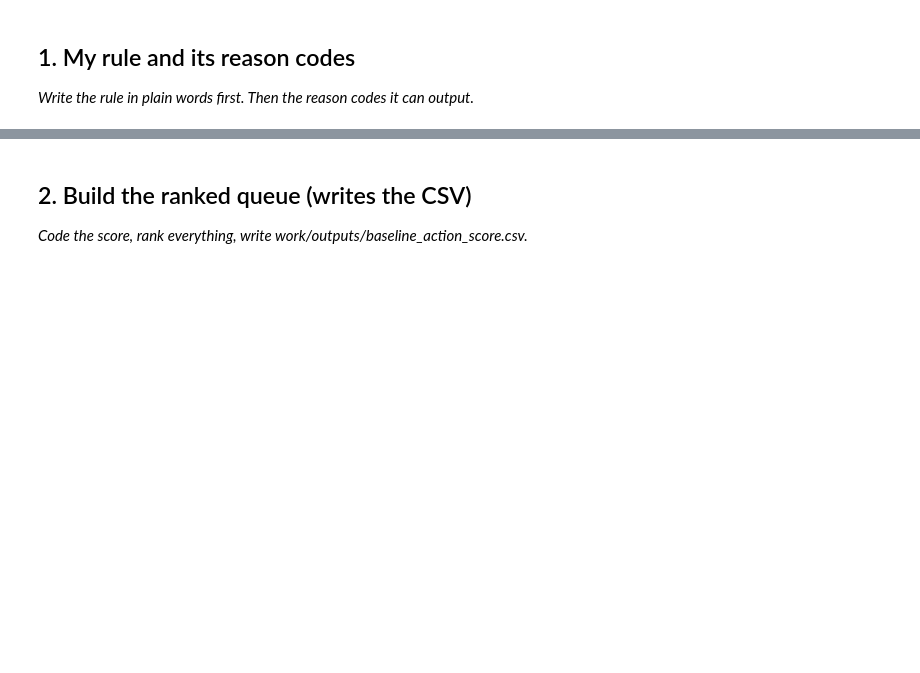
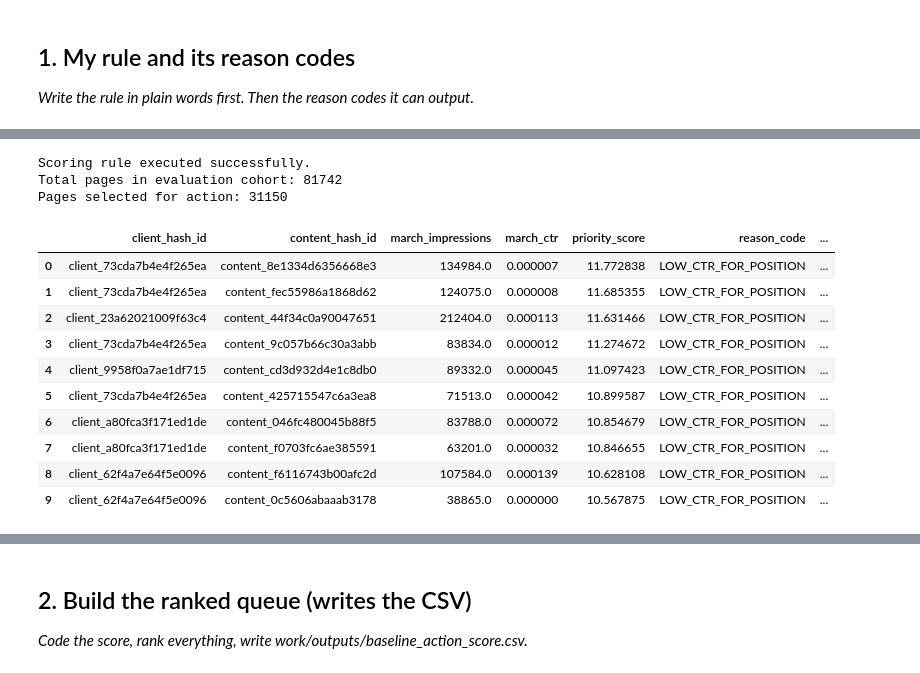
Before and after one commit to ndukwegodslove-del/FlyrankAI-MLinternship, a Jupyter notebook: work/notebooks/w04_baseline_score.ipynb, the cells around one changed output, grey strips where cells are left out. Saved outputs shown, nothing was run; the diff lists cells and outputs as text; code cells hidden in the pictures; blank space fills up the shorter version.

Commit message:
Add files via upload
Complete W04 baseline action scoring

```diff
--- a/work/notebooks/w04_baseline_score.ipynb
+++ b/work/notebooks/w04_baseline_score.ipynb
@@ -12,0 +318,67 @@ This skeleton is yours to fill. Work the sections **in order** — each one has
+# %%
+
+# Calculate each page's CTR shortfall relative to its position group
+evaluation["ctr_gap"] = (
+    position_median_ctr - evaluation["march_ctr"]
+)
+
+# Calculate the relative CTR gap
+evaluation["relative_ctr_gap"] = np.where(
+    (position_median_ctr > 0) & (evaluation["ctr_gap"] > 0),
+    evaluation["ctr_gap"] / position_median_ctr,
+    0
+)
+
+# Calculate the baseline priority score
+evaluation["priority_score"] = (
+    evaluation["relative_ctr_gap"]
+    * np.log1p(evaluation["march_impressions"])
+)
+
+# Keep only pages with a positive priority score
+action_queue = evaluation[
+    evaluation["priority_score"] > 0
+].copy()
+
+# Assign one reason code and one action label
+action_queue["reason_code"] = "LOW_CTR_FOR_POSITION"
+action_queue["action_label"] = "REVIEW_SEARCH_SNIPPET"
+
+# Rank pages from highest to lowest priority
+action_queue = action_queue.sort_values(
+    "priority_score",
+    ascending=False
+).reset_index(drop=True)
+
+print("Scoring rule executed successfully.")
+print("Total pages in evaluation cohort:", len(evaluation))
+print("Pages selected for action:", len(action_queue))
+
+display(
+    action_queue[
+        [
+            "client_hash_id",
+            "content_hash_id",
+            "march_impressions",
+            "march_ctr",
+            "priority_score",
+            "reason_code",
+            "action_label"
+        ]
+    ].head(10)
+)
+# %% [output]
+Scoring rule executed successfully.
+Total pages in evaluation cohort: 81742
+Pages selected for action: 31150
+|  | client_hash_id | content_hash_id | march_impressions | march_ctr | priority_score | reason_code | ... |
+| 0 | client_73cda7b4e4f265ea | content_8e1334d6356668e3 | 134984.0 | 0.000007 | 11.772838 | LOW_CTR_FOR_POSITION | ... |
+| 1 | client_73cda7b4e4f265ea | content_fec55986a1868d62 | 124075.0 | 0.000008 | 11.685355 | LOW_CTR_FOR_POSITION | ... |
+| 2 | client_23a62021009f63c4 | content_44f34c0a90047651 | 212404.0 | 0.000113 | 11.631466 | LOW_CTR_FOR_POSITION | ... |
+| 3 | client_73cda7b4e4f265ea | content_9c057b66c30a3abb | 83834.0 | 0.000012 | 11.274672 | LOW_CTR_FOR_POSITION | ... |
+| 4 | client_9958f0a7ae1df715 | content_cd3d932d4e1c8db0 | 89332.0 | 0.000045 | 11.097423 | LOW_CTR_FOR_POSITION | ... |
+| 5 | client_73cda7b4e4f265ea | content_425715547c6a3ea8 | 71513.0 | 0.000042 | 10.899587 | LOW_CTR_FOR_POSITION | ... |
+| 6 | client_a80fca3f171ed1de | content_046fc480045b88f5 | 83788.0 | 0.000072 | 10.854679 | LOW_CTR_FOR_POSITION | ... |
+| 7 | client_a80fca3f171ed1de | content_f0703fc6ae385591 | 63201.0 | 0.000032 | 10.846655 | LOW_CTR_FOR_POSITION | ... |
+| 8 | client_62f4a7e64f5e0096 | content_f6116743b00afc2d | 107584.0 | 0.000139 | 10.628108 | LOW_CTR_FOR_POSITION | ... |
+| 9 | client_62f4a7e64f5e0096 | content_0c5606abaaab3178 | 38865.0 | 0.000000 | 10.567875 | LOW_CTR_FOR_POSITION | ... |
```
Also changed, not shown: parts of 25 cells of this notebook.
